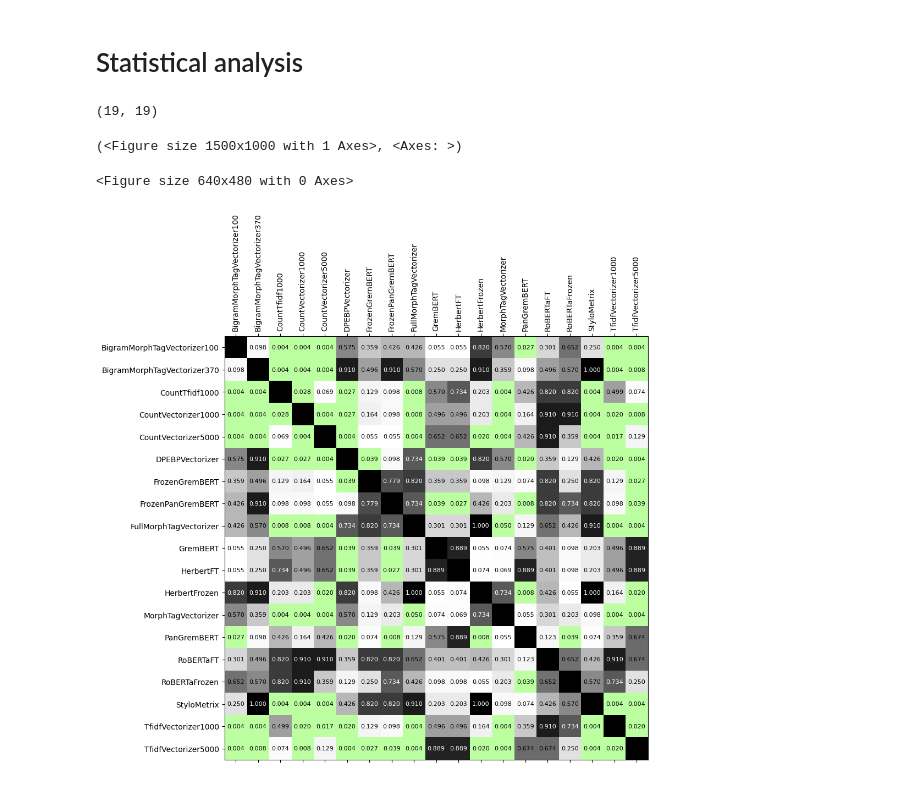
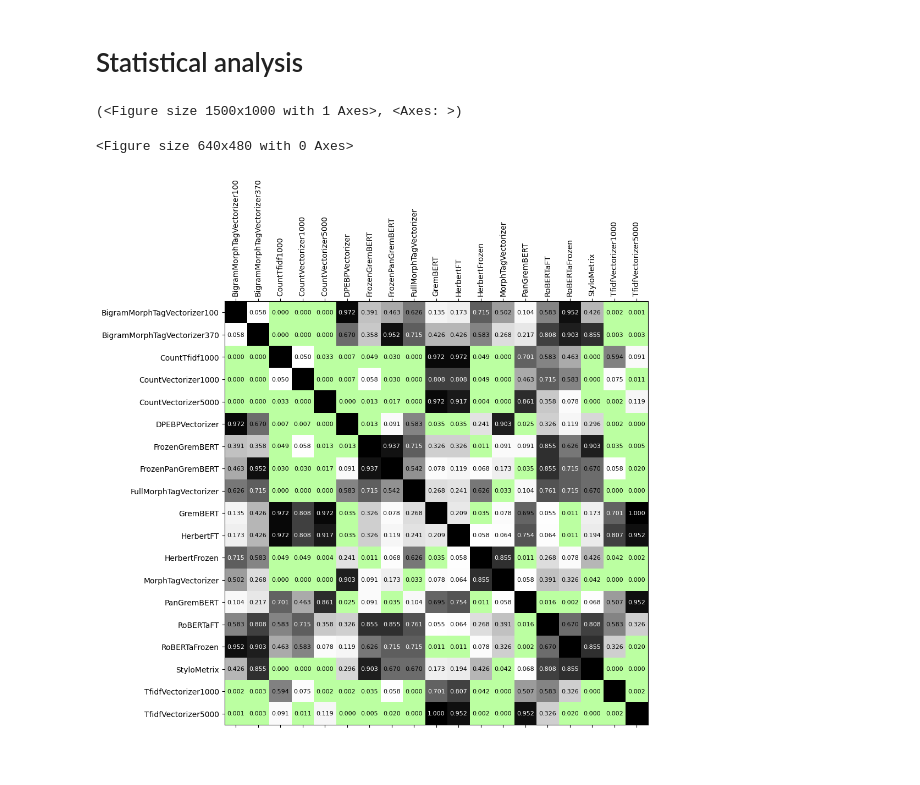
Before and after one commit to WitoldFracek/grembedding, a Jupyter notebook: notebooks/results_analysis.ipynb, the cells around one changed output. Cells and saved outputs as stored; diff of their text form; code cells hidden in the pictures.

```diff
--- a/notebooks/results_analysis.ipynb
+++ b/notebooks/results_analysis.ipynb
@@ -137,0 +130,4 @@ results_df.head()
+# %%
+results_df = GremDataFrame(pd.read_parquet('../witek/results.parquet'))
+print(len(results_df))
+results_df.head()
@@ -382,6 +404,9 @@ print(groups_to_latex_table(
 ))
 # %% [markdown]
 # Statistical analysis
+# %%
+for dataset_datacleaner, dgroup in results_df.classification().sort_values('dataset').groupby(['dataset', 'datacleaner']):
+    print(dgroup.columns)
 # %%
 def calculate_wilcoxon_signed_rank(scores: np.ndarray) -> tuple[int, int, float, float]:
     _, num_models = np.shape(scores)
@@ -408,15 +433,15 @@ def get_scores(df: GremDataFrame, task: str, metric: str) -> tuple[np.ndarray, l
     df = df.classification() if task == 'classification' else df.clusterization()
 
     scores = []
-    for dataset, dgroup in df.sort_values('dataset').groupby('dataset'):
+    for _, dgroup in df.sort_values('dataset').groupby(['dataset', 'datacleaner']):
         row = []
-        for vec, vgroup in dgroup.sort_values('vectorizer').groupby('vectorizer'):
+        for _, vgroup in dgroup.sort_values('vectorizer').groupby('vectorizer'):
             row.append(vgroup[metric].max())
         scores.append(row)
     return np.array(scores), sorted(df['vectorizer'].unique())
 
 
-def plot_2d_array(data: np.ndarray, labels=None):
+def plot_2d_array(data: np.ndarray, labels=None, path: Optional[str | Path] = None):
     plt.tight_layout()
     fig, ax = plt.subplots(figsize=(30, 30))
     fig.set_size_inches(15, 10)
@@ -441,22 +466,24 @@ def plot_2d_array(data: np.ndarray, labels=None):
         ax.set_xticklabels(labels, rotation=90)
         ax.set_yticks(range(len(labels)))
         ax.set_yticklabels(labels)
+
+    if path:
+        fig.savefig(path, pad_inches=0.3, bbox_inches='tight')
+
     return fig, ax
 # %%
 scores, vecs = get_scores(results_df, 'classification', 'f1_score')
 ranks = calculate_wilcoxon_signed_rank(scores)
 arr = np.ones((len(vecs), len(vecs)))
-print(arr.shape)
 for i, j, _, p in ranks:
     arr[i, j] = p
     arr[j, i] = p
 
-plot_2d_array(arr, vecs)
+plot_2d_array(arr, vecs, path='../witek/wilcoxon/f1.png')
 # %% [output]
-(19, 19)
+(<Figure size 1500x1000 with 1 Axes>, <Axes: >)
-(<Figure size 1500x1000 with 1 Axes>, <Axes: >)
+<Figure size 640x480 with 0 Axes>
-<Figure size 640x480 with 0 Axes>
-[figure, old version]
+[figure, new version]
 # %%
 scores, vecs = get_scores(results_df, 'clustering', 'bcubed_f1')
 ranks = calculate_wilcoxon_signed_rank(scores)
```
Also changed, not shown: parts of 11 cells of this notebook, 1 other file.
